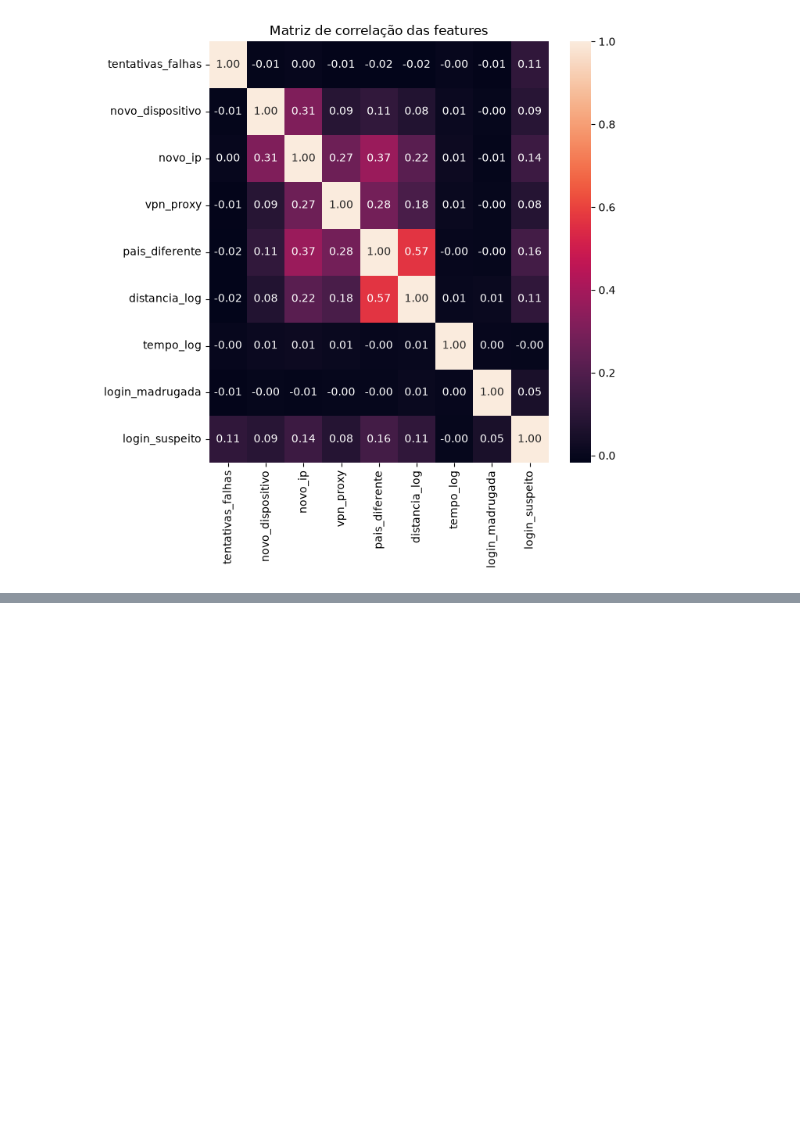
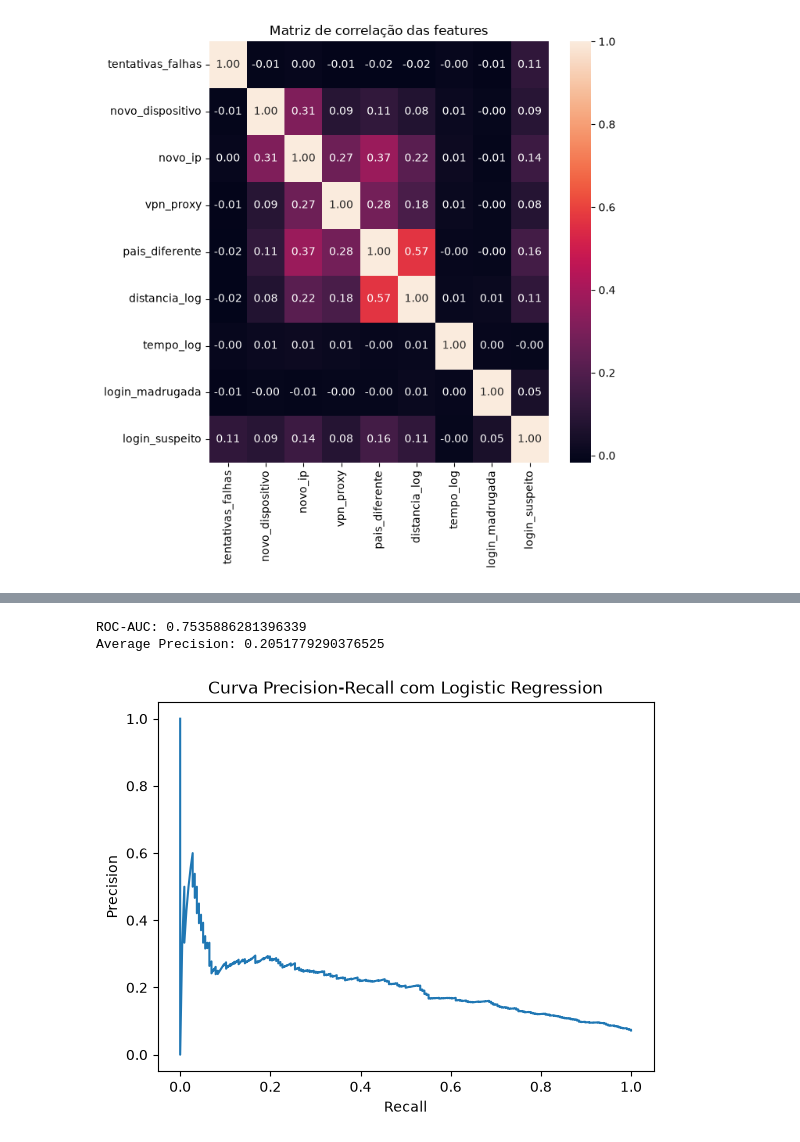
Before and after one commit to soncine/LogEye, a Jupyter notebook: notebooks/analise.ipynb, the cells around one changed output, grey strips where cells are left out. Cells and saved outputs as stored; diff of their text form; code cells hidden in the pictures; blank space fills up the shorter version.

```diff
--- a/notebooks/analise.ipynb
+++ b/notebooks/analise.ipynb
@@ -210,0 +373,3 @@ NameError: name 'df' is not defined
+# %%
+#Pipeline treinado com atributos ajustados
+modelo_lr.fit(x_train, y_train)
@@ -210,0 +395,24 @@ NameError: name 'df' is not defined
+# %%
+from sklearn.metrics import confusion_matrix
+
+matriz_confusao = confusion_matrix(y_test, y_pred)
+print(matriz_confusao) #Provando que ele classificou todos os normais(0) e suspeitos(1) como normal(0)
+
+from sklearn.metrics import classification_report
+
+print(
+    classification_report(
+        y_test,
+        y_pred,
+        zero_division=0
+    )
+)
+
+probabilidades = modelo_lr.predict_proba(X_test)
+print(probabilidades[:5])
+print(probabilidades.shape)
+prob_suspeito = probabilidades[:, 1]
+print(prob_suspeito[:20])
+print('Mínima:', prob_suspeito.min())
+print('Máxima:', prob_suspeito.max())
+print('Média:', prob_suspeito.mean())
@@ -210,0 +437,37 @@ NameError: name 'df' is not defined
+# %%
+from sklearn.metrics import roc_auc_score
+
+#Entender se o modelo consegue classificar os suspeitos reais mais suspeitos que os normais
+roc_auc = roc_auc_score(
+    y_test,
+    prob_suspeito
+)
+print('ROC-AUC:', roc_auc)
+
+from sklearn.metrics import average_precision_score
+
+#Average precision pega a curva media de precision-recall de vários thresholds
+average_precision = average_precision_score(
+    y_test,
+    prob_suspeito
+)
+print('Average Precision:', average_precision)
+# %% [output]
+ROC-AUC: 0.7535886281396339
+Average Precision: 0.2051779290376525
+# %%
+from sklearn.metrics import precision_recall_curve
+
+precision, recall, thresholds = precision_recall_curve(
+    y_test,
+    prob_suspeito
+)
+plt.plot(recall, precision)
+
+plt.xlabel('Recall')
+plt.ylabel('Precision')
+plt.title('Curva Precision-Recall com Logistic Regression')
+
+plt.show()
+# %% [output]
+[figure, added]
```
Also changed, not shown: parts of 15 cells of this notebook.
